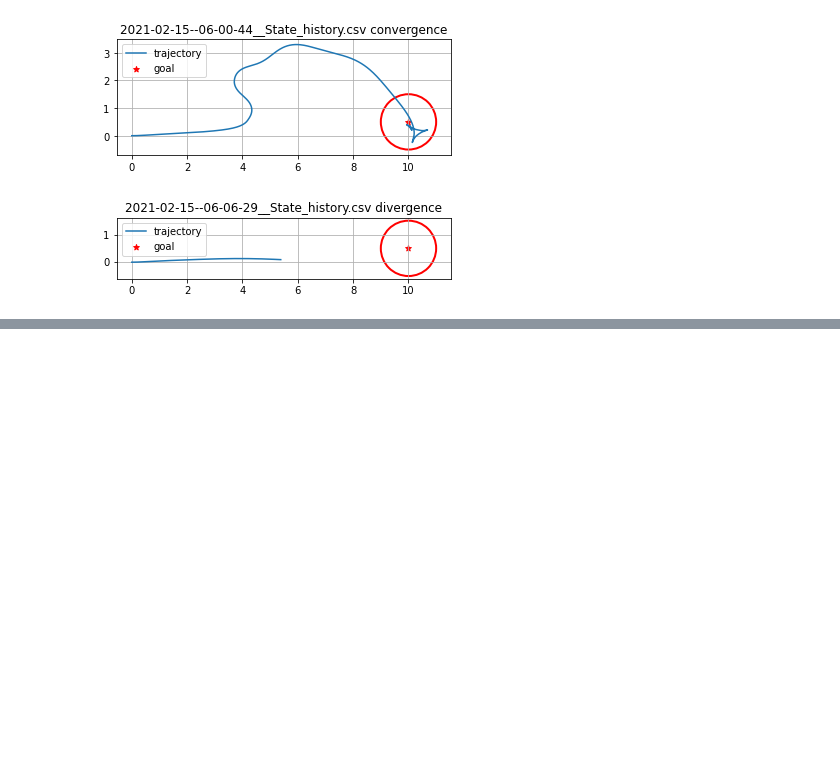
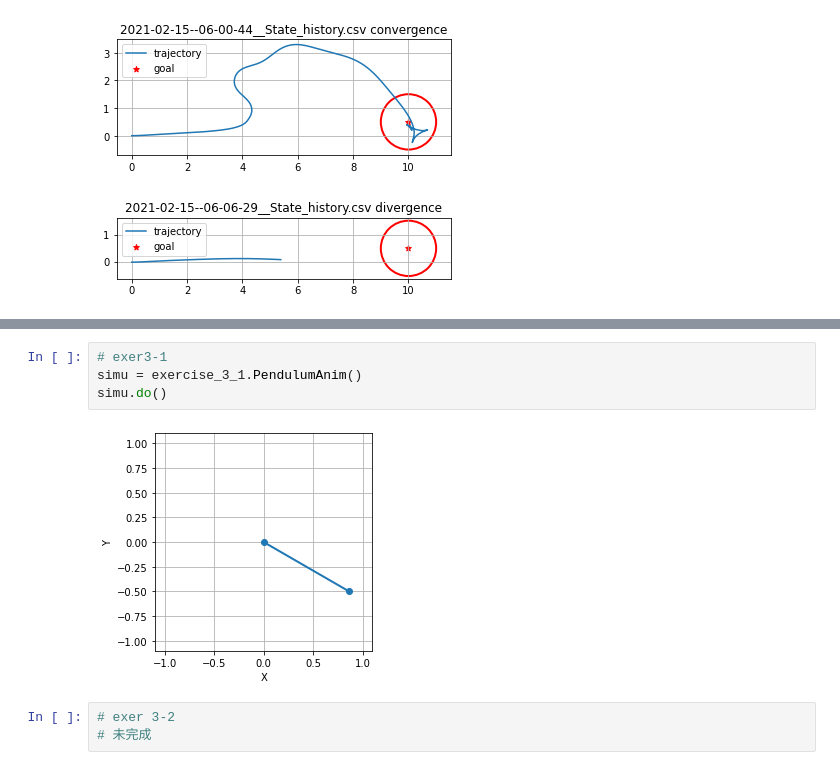
Before and after one commit to YoshimitsuMatsutaIe/ans_2021, a Jupyter notebook: exercise_py/test.ipynb, the cells around one changed output, grey strips where cells are left out. Drawn from its saved outputs; the diff is of its cells as text; blank space fills up the shorter version.

```diff
--- a/exercise_py/test.ipynb
+++ b/exercise_py/test.ipynb
@@ -41,0 +50,9 @@ List of converged data. radius of convergence = 1.0, stable time = 3.0.
+# %%
+# exer3-1
+simu = exercise_3_1.PendulumAnim()
+simu.do()
+# %% [output]
+[figure, added]
+# %%
+# exer 3-2
+# 未完成
```
Also changed, not shown: parts of 8 cells of this notebook, 1 other file.
